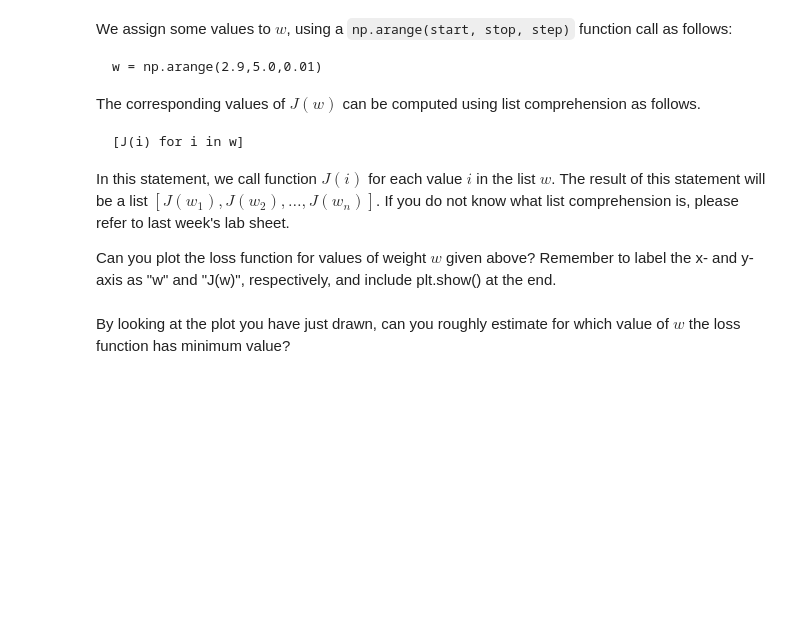
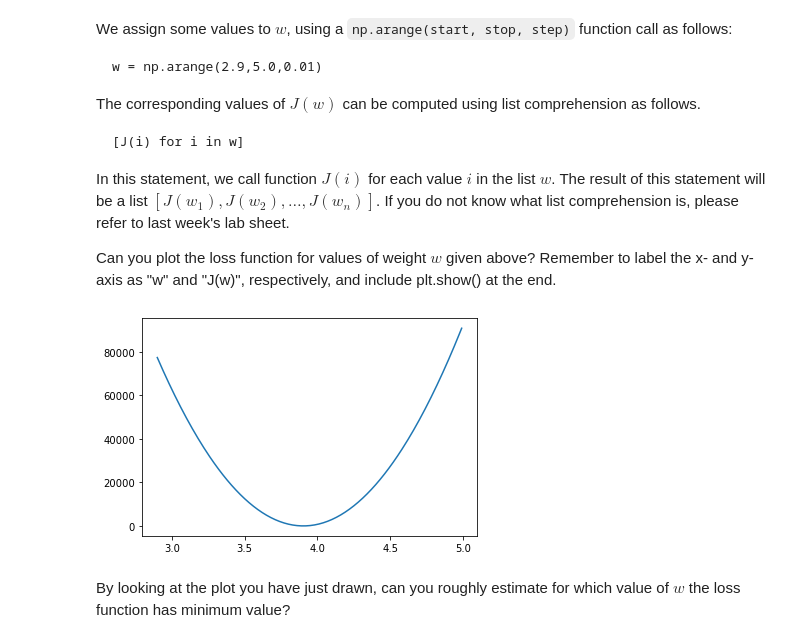
Before and after one commit to eddie8615/Neural-Computation-at-UoB, a Jupyter notebook: lab2_linear_regression.ipynb, the cells around one changed output. Cells and saved outputs as stored; diff of their text form; code cells hidden in the pictures; blank space fills up the shorter version.

```diff
--- a/lab2_linear_regression.ipynb
+++ b/lab2_linear_regression.ipynb
@@ -600,3 +603,11 @@ Can you plot the loss function for values of weight $w$ given above? Remember to
+# %%
+# plot the loss function here
+w = np.arange(2.9, 5.0, 0.01)
+y = [J(i, body_weight, heart_weight) for i in w]
+plt.plot(w, y)
+plt.show()
+# %% [output]
+[figure, added]
 # %% [markdown]
 By looking at the plot you have just drawn, can you roughly estimate for which value of $w$ the loss function has minimum value?
 # %% [markdown]
```
Also changed, not shown: parts of 5 cells of this notebook, 12 other files.
